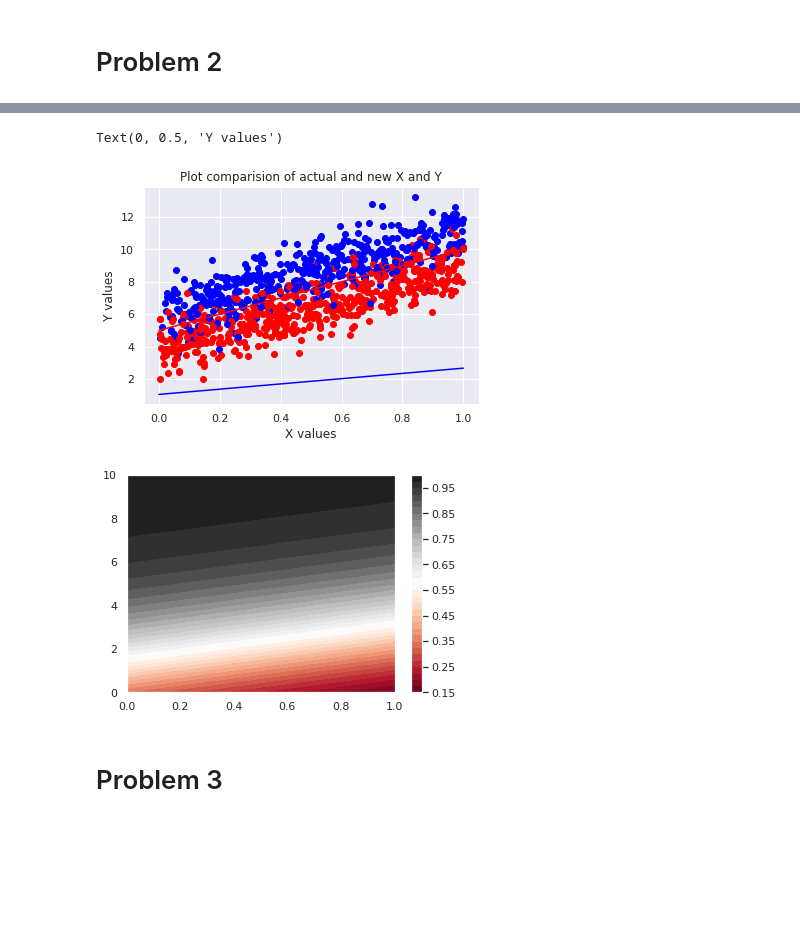
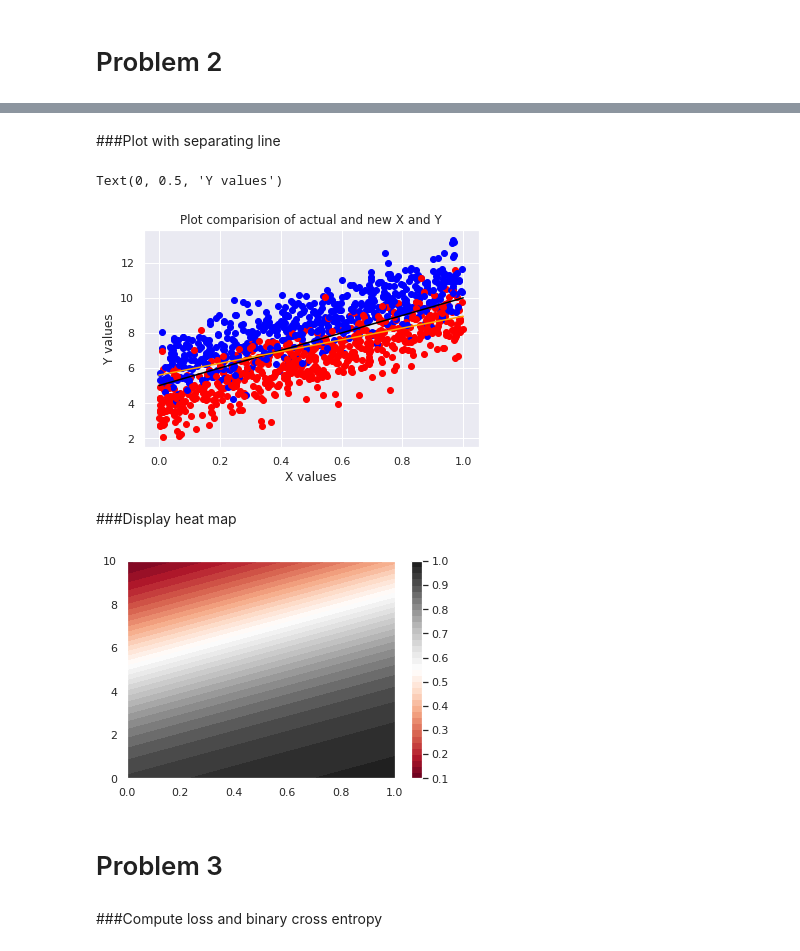
Before and after one commit to diego6289/CAP4630, a Jupyter notebook: HW_3/HW_3.ipynb, the cells around one changed output, grey strips where cells are left out. Cells and saved outputs as stored; diff of their text form; code cells hidden in the pictures; blank space fills up the shorter version.

```diff
--- a/HW_3/HW_3.ipynb
+++ b/HW_3/HW_3.ipynb
@@ -28,10 +32,9 @@ def get_random_data(w, b, mu, sigma, m):
   return (features, c)
 # %%
-m = 5000 ## number of data points
+m = 6000 # number of data points
 
-## running the function to create variables and label data
+# running the function to create variables and label data
 data, labels = get_random_data(5, 5, 1, 1, m)
-
 
 print("The shape of the the feature space or the variables is: ", data.shape)
 print("The shape of the labels column is: ",labels.shape)
@@ -56,9 +62,10 @@ display_random_data(labels, data, 1)
 # %%
-## dividing data into trian and testing with 80/20 rule
-training_set = data[:80]
-testing_set = data[80:]
+# dividing data into trian and testing with 80/20 rule
+split = int(m * .80)
+training_set = data[:split]
+testing_set = data[split:]
 
-training_set_label = labels[:80]
-testing_set_label = labels[80:]
+training_set_label = labels[:split]
+testing_set_label = labels[split:]
 # %% [markdown]
 # Problem 2
@@ -70,16 +79,16 @@ import tensorflow as tf
 def keras_model():
   glm_model = tf.keras.models.Sequential()
 
-  ## adding layers and activation function
+  # adding layers and activation function
   glm_model.add(tf.keras.layers.Dense(1, activation='sigmoid', input_shape = (2, )))
 
-  glm_model.compile(optimizer = tf.keras.optimizers.RMSprop(lr = 0.003), loss = 'binary_crossentropy', metrics = ['accuracy'])
+  glm_model.compile(optimizer = tf.keras.optimizers.RMSprop(lr = 0.001), loss = 'binary_crossentropy', metrics = ['accuracy'])
   return glm_model
 # %%
+# setting the number of epochs
+epochs_count = 300
+
 my_keras_model = keras_model()
 
-### setting the number of epochs
-epochs_count = 200
-
 history_of_model = my_keras_model.fit(training_set, training_set_label, epochs = epochs_count, batch_size = 512, validation_data = (testing_set, testing_set_label))
 # %% [output]
@@ -133,33 +112,42 @@ Text(0, 0.5, 'Percentage Value')
+# %% [markdown]
+###Plot with separating line
 # %%
 actual_x_val = np.linspace(0.0, 1.0, 100)
 actual_y_val = actual_x_val * 5 + 5
 
-## plotting actual x and actual y value
-plt.plot(actual_x_val, actual_y_val, color = 'red')
+# plotting actual x and actual y value
+plt.plot(actual_x_val, actual_y_val, color = 'black')
 
-## creating new x value and y value
+# creating new x value and y value
 x_new_val = np.linspace(0.0, 1.0, 100)
 weights_values = my_keras_model.layers[0].get_weights()
 
 bias_value = weights_values[1][0]
 x_1_weight = weights_values[0][0]
 x_2_weight = weights_values[0][1]
 
-#formula for new y value based on x weights and bias term
+# the inputs and weights of vectors in 2-dimensions, the dot product summation is: w1 * x1 + w2 + x2 + b
+# since x1 is x and x2 is y, it can be rewritten as w1x + w2y + b... the standard equation of a line (Ax + By - C = 0)
+# subtract c from both sides and solve the equation for x and y. With those 2 points we can acquire the slope
+# rearrange the equation in slope intercept form and plug in values.
+# Source: https://medium.com/@thomascountz/calculate-the-decision-boundary-of-a-single-perceptron-visualizing-linear-separability-c4d77099ef38
+
 y_new_val = (-(bias_value / x_2_weight) / (bias_value / x_1_weight)) * x_new_val + (-bias_value / x_2_weight)
 
 ## plotting new x and y value
-plt.plot(x_new_val, y_new_val, color = 'blue')
+plt.plot(x_new_val, y_new_val, color = 'orange')
 display_random_data(labels, data, 0)
 plt.plot()
 
 # Add title and axis names
 plt.title('Plot comparision of actual and new X and Y')
 plt.xlabel('X values')
 plt.ylabel('Y values')
 # %% [output]
 Text(0, 0.5, 'Y values')
-[figure, old version]
+[figure, new version]
+# %% [markdown]
+###Display heat map
 # %%
 x_lin = np.linspace(0, 1, 500)
 y_lin = np.linspace(0, 10, 500)
@@ -179,7 +167,9 @@ plt.contourf(X, Y, z, 40, cmap = 'RdGy')
 plt.colorbar()
 plt.show()
 # %% [output]
-[figure, old version]
+[figure, new version]
 # %% [markdown]
 # Problem 3
+# %% [markdown]
+###Compute loss and binary cross entropy
 # %%
```
Also changed, not shown: parts of 18 cells of this notebook.
